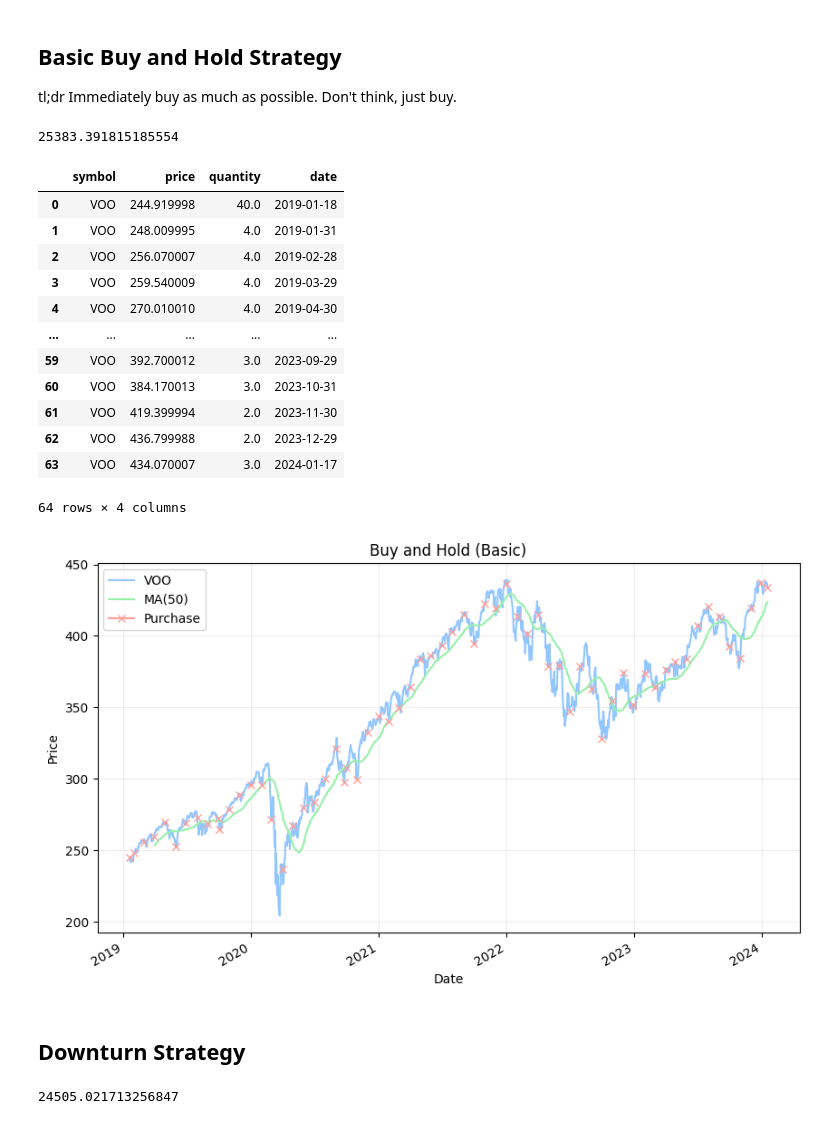
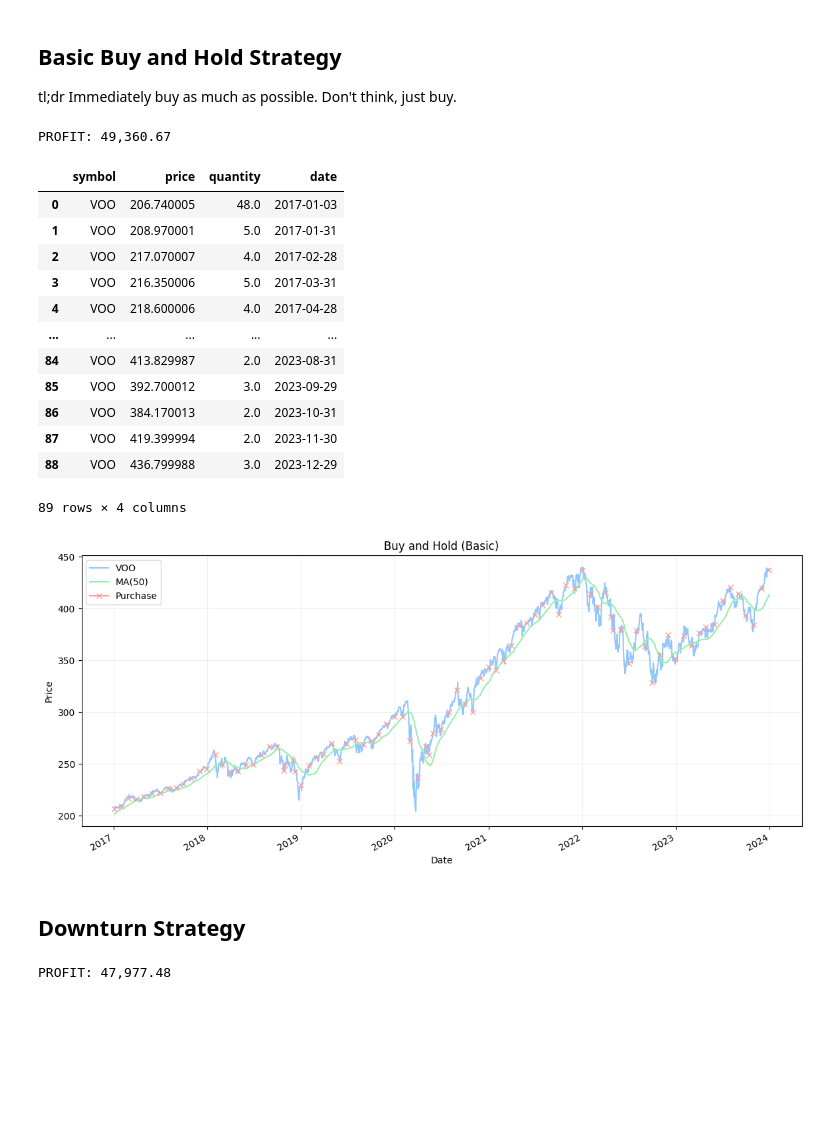
Before and after one commit to Johnnyboycurtis/stock-market-analysis, a Jupyter notebook: experiments-backtesting-dev.ipynb, the cells around one changed output. Drawn from its saved outputs; the diff is of its cells as text; code cells hidden in the pictures; blank space fills up the shorter version.

Commit message:
expanding date from 2017 to present

```diff
--- a/experiments-backtesting-dev.ipynb
+++ b/experiments-backtesting-dev.ipynb
@@ -25,15 +25,20 @@ random.seed(456)
 DOWNLOAD_DATA = False
 # %%
 if DOWNLOAD_DATA:
-    start = datetime.date(2019, 1, 18)
-    end = datetime.date(2024, 1, 18)
+    start = datetime.date(2014, 1, 1)
+    end = datetime.date(2024, 1, 1)
     #strat = BuyAndHoldStrategySignal('VOO', monies = 10000)
     data = query_stock_prices(['VOO'], start_date=start, end_date=end)
-    print(data.head())
+    voo_df = data.to_frame("VOO").reset_index()
+    voo_df.to_csv("data/voo_df.csv", index=False)
 
 else:
     voo_df = pd.read_csv("data/voo_df.csv")
     voo_df['Date'] = pd.to_datetime(voo_df['Date'])
+
+voo_df['sma_50'] = voo_df['VOO'].rolling(50).mean()
+# %%
+voo_df = voo_df.loc[pd.Timestamp(2017, 1, 1) <= voo_df['Date']]
 # %% [markdown]
 ## Basic Buy and Hold Strategy
 
@@ -44,25 +49,25 @@ strat.run(data=voo_df)
 # %%
 holdings = strat.holdings.to_pandas()
 profit_1 = holdings['quantity']*(strat.end_price - holdings['price'])
-profit_1.sum()
+print("PROFIT: {:,.2f}".format(profit_1.sum())) #PROFIT: 102,904.19
 # %% [output]
-25383.391815185554
+PROFIT: 49,360.67
 # %%
 holdings
 # %% [output]
 |  | symbol | price | quantity | date |
-| 0 | VOO | 244.919998 | 40.0 | 2019-01-18 |
-| 1 | VOO | 248.009995 | 4.0 | 2019-01-31 |
-| 2 | VOO | 256.070007 | 4.0 | 2019-02-28 |
-| 3 | VOO | 259.540009 | 4.0 | 2019-03-29 |
-| 4 | VOO | 270.010010 | 4.0 | 2019-04-30 |
+| 0 | VOO | 206.740005 | 48.0 | 2017-01-03 |
+| 1 | VOO | 208.970001 | 5.0 | 2017-01-31 |
+| 2 | VOO | 217.070007 | 4.0 | 2017-02-28 |
+| 3 | VOO | 216.350006 | 5.0 | 2017-03-31 |
+| 4 | VOO | 218.600006 | 4.0 | 2017-04-28 |
 | ... | ... | ... | ... | ... |
-| 59 | VOO | 392.700012 | 3.0 | 2023-09-29 |
-| 60 | VOO | 384.170013 | 3.0 | 2023-10-31 |
-| 61 | VOO | 419.399994 | 2.0 | 2023-11-30 |
-| 62 | VOO | 436.799988 | 2.0 | 2023-12-29 |
-| 63 | VOO | 434.070007 | 3.0 | 2024-01-17 |
+| 84 | VOO | 413.829987 | 2.0 | 2023-08-31 |
+| 85 | VOO | 392.700012 | 3.0 | 2023-09-29 |
+| 86 | VOO | 384.170013 | 2.0 | 2023-10-31 |
+| 87 | VOO | 419.399994 | 2.0 | 2023-11-30 |
+| 88 | VOO | 436.799988 | 3.0 | 2023-12-29 |
-64 rows × 4 columns
+89 rows × 4 columns
 # %%
 ts_voo = voo_df.set_index('Date')
 # %%
@@ -70,14 +75,14 @@ ts_holdings_1 = holdings.set_index('date') #.asfreq('D')
 # %%
 ts_voo = pd.concat([ts_voo, ts_holdings_1['price']], axis=1)
 # %%
-fig, ax = plt.subplots(figsize = (10, 6))
+fig, ax = plt.subplots(figsize = (14, 6))
 ts_voo['VOO'].plot(ax=ax, label='VOO')
 ts_voo['sma_50'].plot(ax=ax, label='MA(50)')
 ts_voo['price'].plot(marker='x', ax=ax, label='Purchase')
 ax.legend()
 ax.set_title("Buy and Hold (Basic)")
 ax.set_ylabel("Price")
 ax.set_xlabel("Date")
 ax.grid(alpha=0.2)
 # %% [output]
-[figure, old version]
+[figure, new version]
@@ -86,16 +96,12 @@ ax.grid(alpha=0.2)
 # %%
-newstrat = BuyAndHoldDrawDownStrategySignal('VOO', monies=10000, income=1000)
-newstrat.run(data=voo_df)
-
-
 newholdings = newstrat.holdings.to_pandas()
 profit_2 = newholdings['quantity']*(newstrat.end_price - newholdings['price'])
-profit_2.sum()
+print("PROFIT: {:,.2f}".format(profit_2.sum()))
 
 # set seed above to 456
-# expected profit: 24505.021713256847
+# expected profit: 24505.021713256847  101,567.74
 # %% [output]
-24505.021713256847
+PROFIT: 47,977.48
 # %%
 newholdings
 # %% [output]
```
Also changed, not shown: parts of 6 cells of this notebook.
